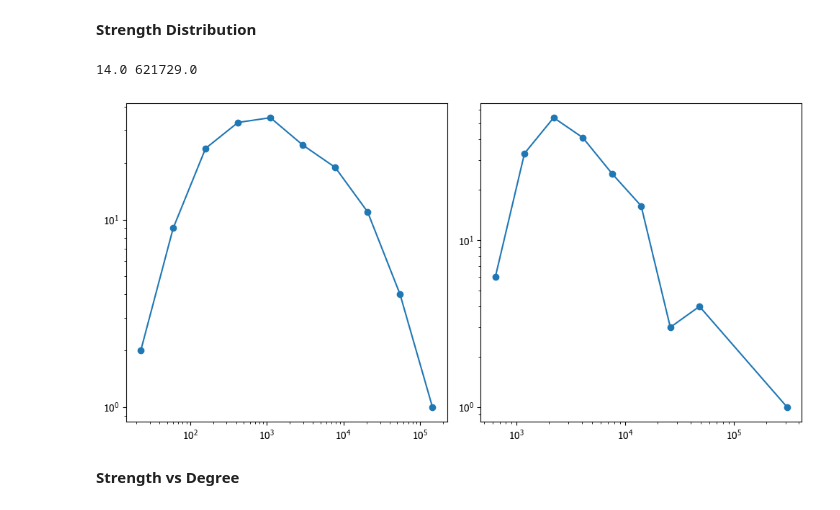
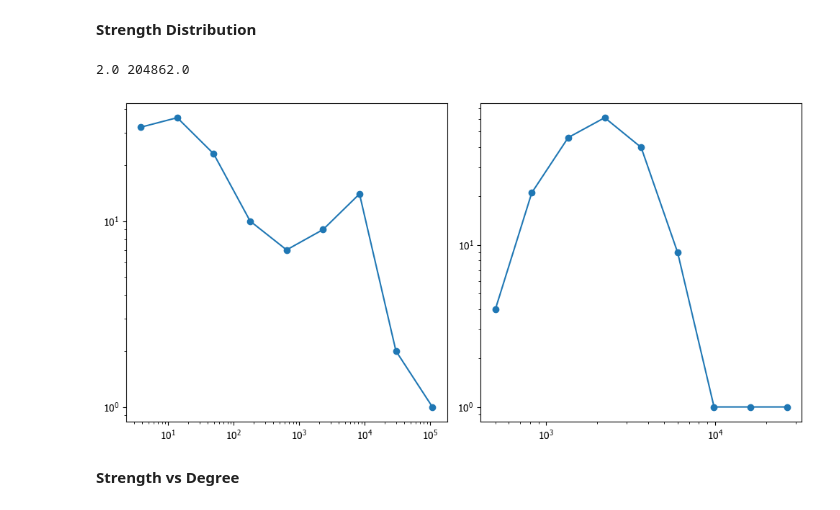
Before and after one commit to humbertocarmona/pyopensus, a Jupyter notebook: notebooks/networkanalysis/citynets.ipynb, the cells around one changed output. Saved outputs shown, nothing was run; the diff lists cells and outputs as text; code cells hidden in the pictures.

```diff
--- a/notebooks/networkanalysis/citynets.ipynb
+++ b/notebooks/networkanalysis/citynets.ipynb
@@ -161,14 +184,35 @@ people_edgelist = people_edgelist[(people_edgelist["MUNIC_RES"].str.contains("^2
 money_edgelist = money_edgelist[(money_edgelist["MUNIC_RES"].str.contains("^23", regex=True)) & (money_edgelist["MUNIC_MOV"].str.contains("^23", regex=True))]
 service_edgelist = service_edgelist[(service_edgelist["MUNIC_RES"].str.contains("^23", regex=True)) & (service_edgelist["MUNIC_MOV"].str.contains("^23", regex=True))]
 
+
+# -- generate the networks
 net_people = create_network(people_edgelist, net_type='c2c')
 net_money = create_network(money_edgelist, net_type='c2c')
 net_service = create_network(service_edgelist, net_type='c2c')
 
+# -- generate the networks without self-loops
+people_edgelist1 = people_edgelist[~(people_edgelist["MUNIC_RES"]==people_edgelist["MUNIC_MOV"])]
+money_edgelist1 = money_edgelist[~(money_edgelist["MUNIC_RES"]==money_edgelist["MUNIC_MOV"])]
+service_edgelist1 = service_edgelist[~(service_edgelist["MUNIC_RES"]==service_edgelist["MUNIC_MOV"])]
+
+# -- generate the networks
+net_people_noself = create_network(people_edgelist1, net_type='c2c')
+net_money_noself = create_network(money_edgelist1, net_type='c2c')
+net_service_noself = create_network(service_edgelist1, net_type='c2c')
+
+print("With Self Loops:\n")
 print('C2C People:\n')
 summarize_network(net_people, return_summary=False)
 print('C2C Money:\n')
 summarize_network(net_money, return_summary=False)
 print('C2C Services:\n')
 summarize_network(net_service, return_summary=False)
+
+print("No Self Loops:\n")
+print('C2C People:\n')
+summarize_network(net_people_noself, return_summary=False)
+print('C2C Money:\n')
+summarize_network(net_money_noself, return_summary=False)
+print('C2C Services:\n')
+summarize_network(net_service_noself, return_summary=False)
 # %% [output]
@@ -230,34 +267,33 @@ pd.Series(in_deg_sequence).hist()
 # %% [markdown]
 **Strength Distribution**
 # %%
-in_strength = [ elem for elem in list( {node: sum(data['SOMA'] for _, _, data in net_people.in_edges(node, data=True)) for node in net_people.nodes()}.values() ) if elem>10 ]
-out_strength = [ elem for elem in list( {node: sum(data['SOMA'] for _, _, data in net_people.out_edges(node, data=True)) for node in net_people.nodes()}.values() ) if elem>10 ]
+in_strength = [ elem for elem in list( {node: sum(data['SOMA'] for _, _, data in net_people_noself.in_edges(node, data=True)) for node in net_people.nodes()}.values() ) if elem>1 ]
+out_strength = [ elem for elem in list( {node: sum(data['SOMA'] for _, _, data in net_people_noself.out_edges(node, data=True)) for node in net_people.nodes()}.values() ) if elem>1 ]
 
-in_strength_bins, in_binned_count = log_binning(in_strength, num_bins=12)
-out_strength_bins, out_binned_count = log_binning(out_strength, num_bins=12)
+in_strength_bins, in_binned_count = log_binning(in_strength, num_bins=10)
+out_strength_bins, out_binned_count = log_binning(out_strength, num_bins=10)
 
 print(min(in_strength), max(in_strength))
-
 
 fig, (ax1, ax2) = plt.subplots(1,2, figsize=(10,5))
 
 ax1.plot(in_strength_bins, in_binned_count, ls='-', marker='o')
 ax2.plot(out_strength_bins, out_binned_count, ls='-', marker='o')
 
 ax1.set_xscale('log')
 ax1.set_yscale('log')
 ax2.set_xscale('log')
 ax2.set_yscale('log')
 
 #ax1.set_xlim([10**0, 10**2.5])
 #ax2.set_xlim([10**0, 10**2.5])
 #ax1.set_ylim([10**0, 10**2])
 #ax2.set_ylim([10**0, 10**2])
 
 fig.tight_layout()
 # %% [output]
-14.0 621729.0
+2.0 204862.0
-[figure, old version]
+[figure, new version]
 # %% [markdown]
 **Strength vs Degree**
 # %%
```
Also changed, not shown: parts of 20 cells of this notebook, 1 other file.
